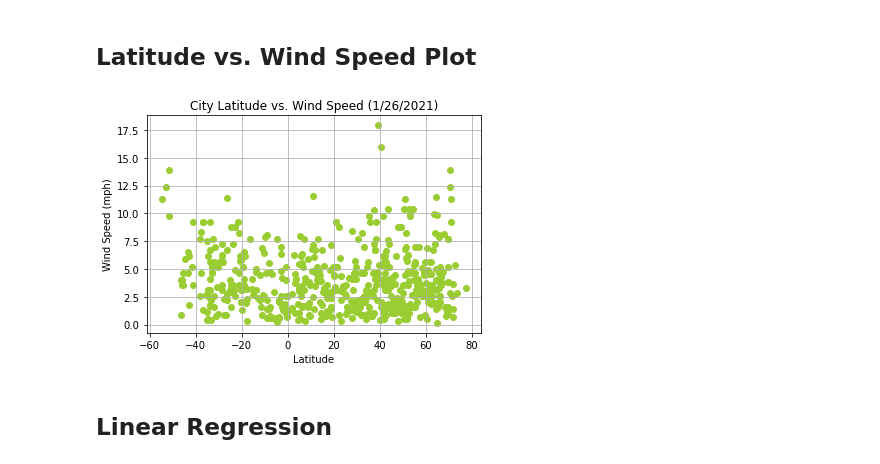
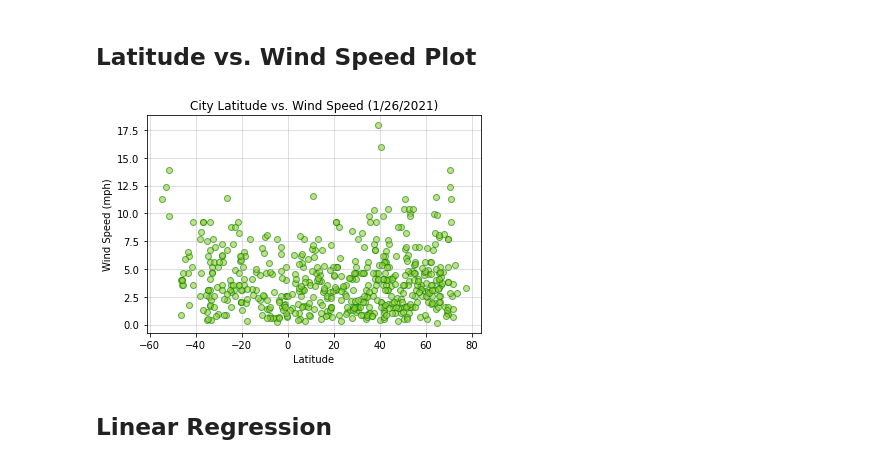
Before and after one commit to andrewneher/python-api-challenge, a Jupyter notebook: WeatherPy/ANeher_WeatherPy.ipynb, the cells around one changed output. Cells and saved outputs as stored; diff of their text form; code cells hidden in the pictures.

```diff
--- a/WeatherPy/ANeher_WeatherPy.ipynb
+++ b/WeatherPy/ANeher_WeatherPy.ipynb
@@ -202,12 +202,13 @@ plt.grid(True)
 # %% [markdown]
 ## Latitude vs. Wind Speed Plot
 # %%
-plt.scatter(city_df['lat'], city_df['wind_speed'], color="yellowgreen")
+plt.scatter(city_df['lat'], city_df['wind_speed'], color="yellowgreen", alpha = .6, edgecolors='g')
 plt.xlabel("Latitude")
 plt.ylabel("Wind Speed (mph)")
 plt.title("City Latitude vs. Wind Speed (1/26/2021)")
-plt.grid(True)
+plt.grid(True, alpha=.5)
+plt.savefig('output_data/scatter_lat_wind.png')
 # %% [output]
-[figure, old version]
+[figure, new version]
 # %% [markdown]
 ## Linear Regression
```
Also changed, not shown: parts of 30 cells of this notebook, 12 other files.
